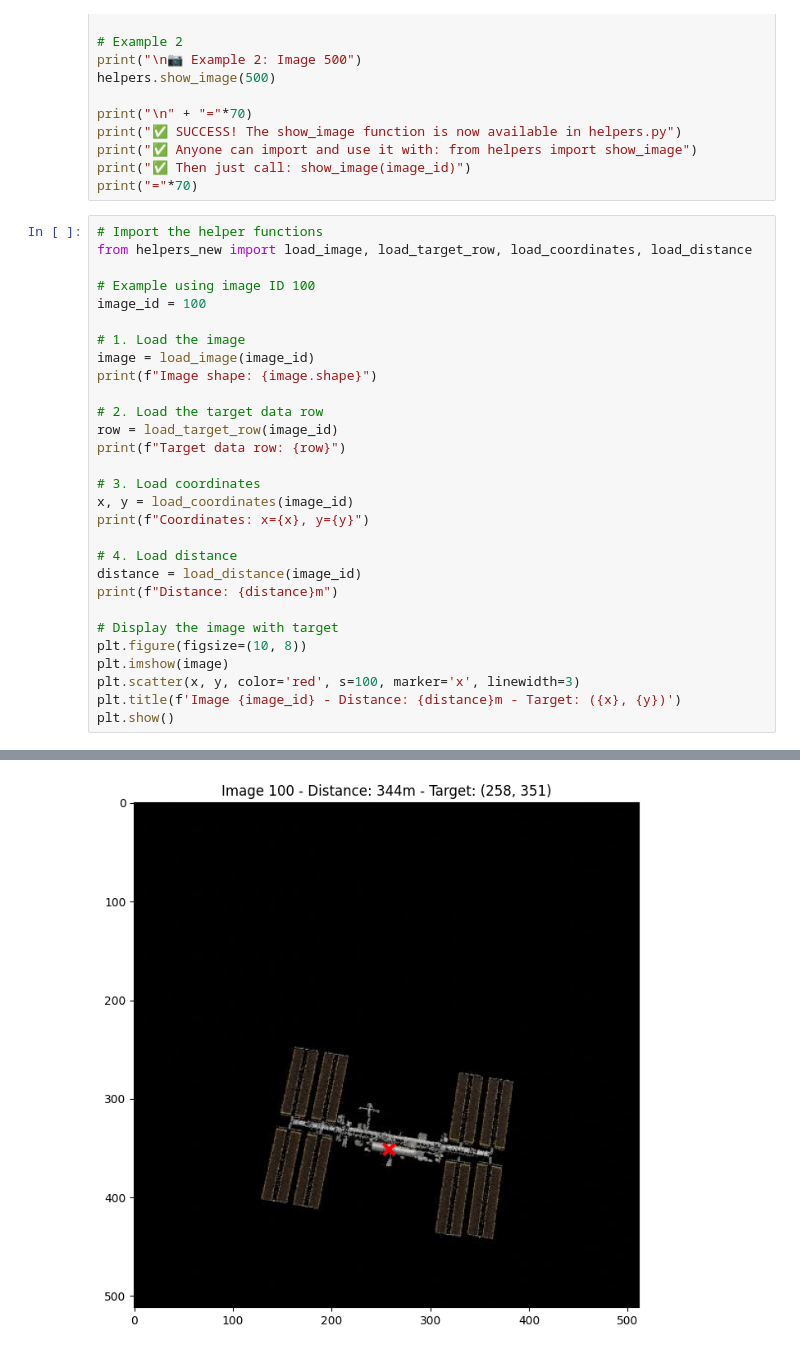
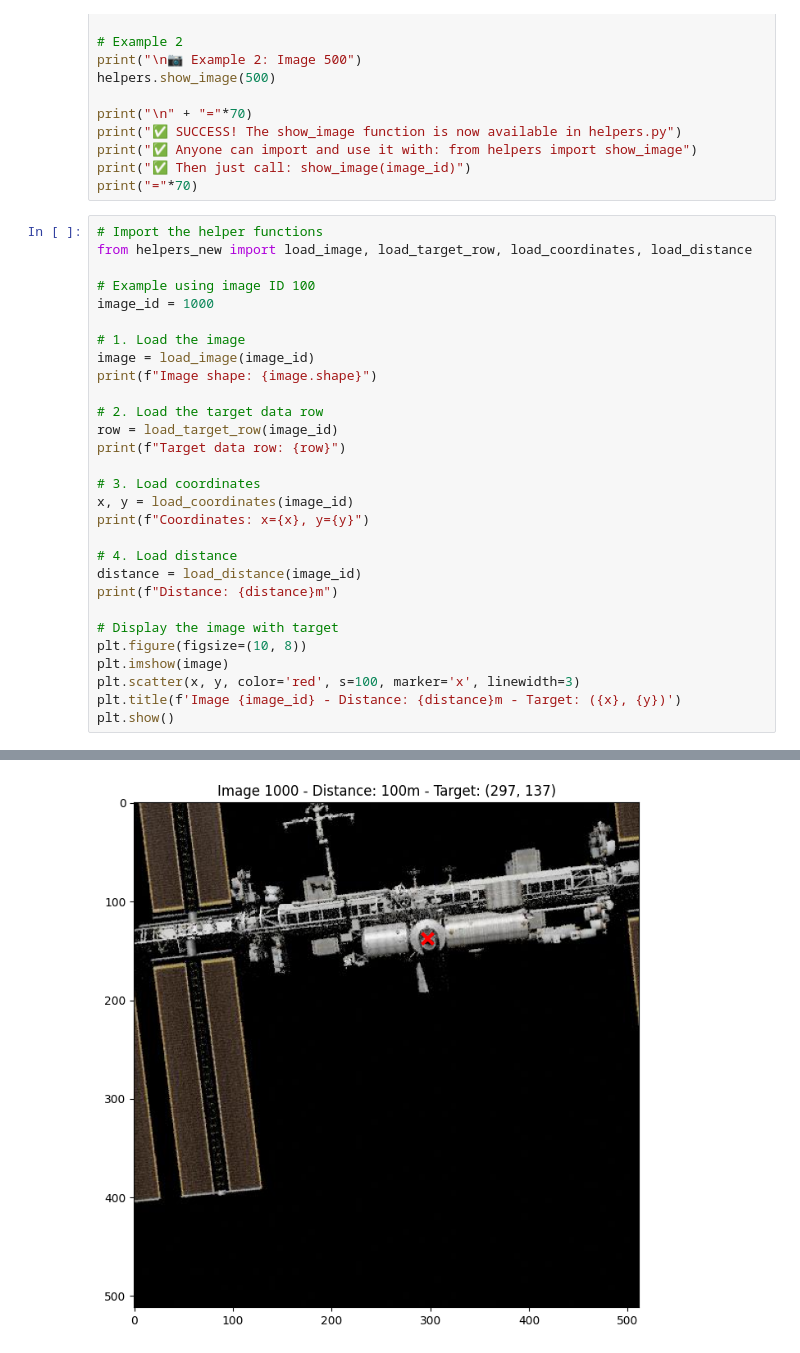
Before and after one commit to adwait-mitadt/mitadtu-docking, a Jupyter notebook: PratikDesai.ipynb, the cells around one changed output, grey strips where cells are left out. Saved outputs shown, nothing was run; the diff lists cells and outputs as text.

```diff
--- a/PratikDesai.ipynb
+++ b/PratikDesai.ipynb
@@ -1069,7 +1069,7 @@ print("="*70)
 from helpers_new import load_image, load_target_row, load_coordinates, load_distance
 
 # Example using image ID 100
-image_id = 100
+image_id = 1000
 
 # 1. Load the image
 image = load_image(image_id)
@@ -1104 +1104 @@ Distance: 344m
-[figure, old version]
+[figure, new version]
```
Also changed, not shown: parts of 1 cell of this notebook, 2 other files.
